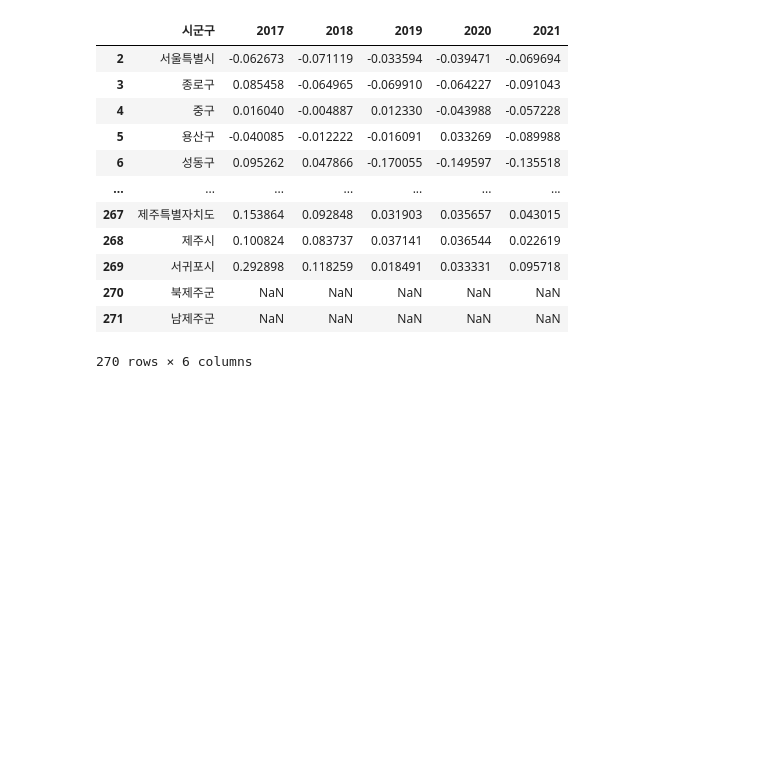
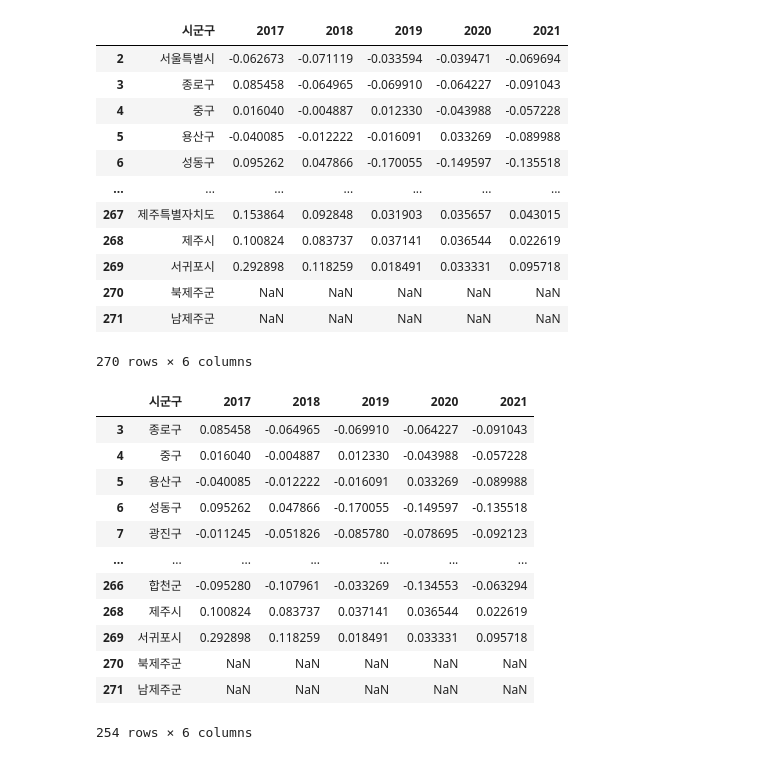
Before and after one commit to sphy1597/data_analysis-DS, a Jupyter notebook: 인구_유출률(윤섭's_ver)_.ipynb, the cells around one changed output. Cells and saved outputs as stored; diff of their text form; code cells hidden in the pictures; blank space fills up the shorter version.

```diff
--- a/인구_유출률(윤섭's_ver)_.ipynb
+++ b/인구_유출률(윤섭's_ver)_.ipynb
@@ -77,0 +80,18 @@ result.to_excel("유출률 2017~2021.xlsx")
+# %%
+sample_result = sample_result.loc[result['시군구'] !=  '충천북도']
+# %%
+sample_result
+# %% [output]
+|  | 시군구 | 2017 | 2018 | 2019 | 2020 | 2021 |
+| 3 | 종로구 | 0.085458 | -0.064965 | -0.069910 | -0.064227 | -0.091043 |
+| 4 | 중구 | 0.016040 | -0.004887 | 0.012330 | -0.043988 | -0.057228 |
+| 5 | 용산구 | -0.040085 | -0.012222 | -0.016091 | 0.033269 | -0.089988 |
+| 6 | 성동구 | 0.095262 | 0.047866 | -0.170055 | -0.149597 | -0.135518 |
+| 7 | 광진구 | -0.011245 | -0.051826 | -0.085780 | -0.078695 | -0.092123 |
+| ... | ... | ... | ... | ... | ... | ... |
+| 266 | 합천군 | -0.095280 | -0.107961 | -0.033269 | -0.134553 | -0.063294 |
+| 268 | 제주시 | 0.100824 | 0.083737 | 0.037141 | 0.036544 | 0.022619 |
+| 269 | 서귀포시 | 0.292898 | 0.118259 | 0.018491 | 0.033331 | 0.095718 |
+| 270 | 북제주군 | NaN | NaN | NaN | NaN | NaN |
+| 271 | 남제주군 | NaN | NaN | NaN | NaN | NaN |
+254 rows × 6 columns
```
Also changed, not shown: parts of 5 cells of this notebook.
